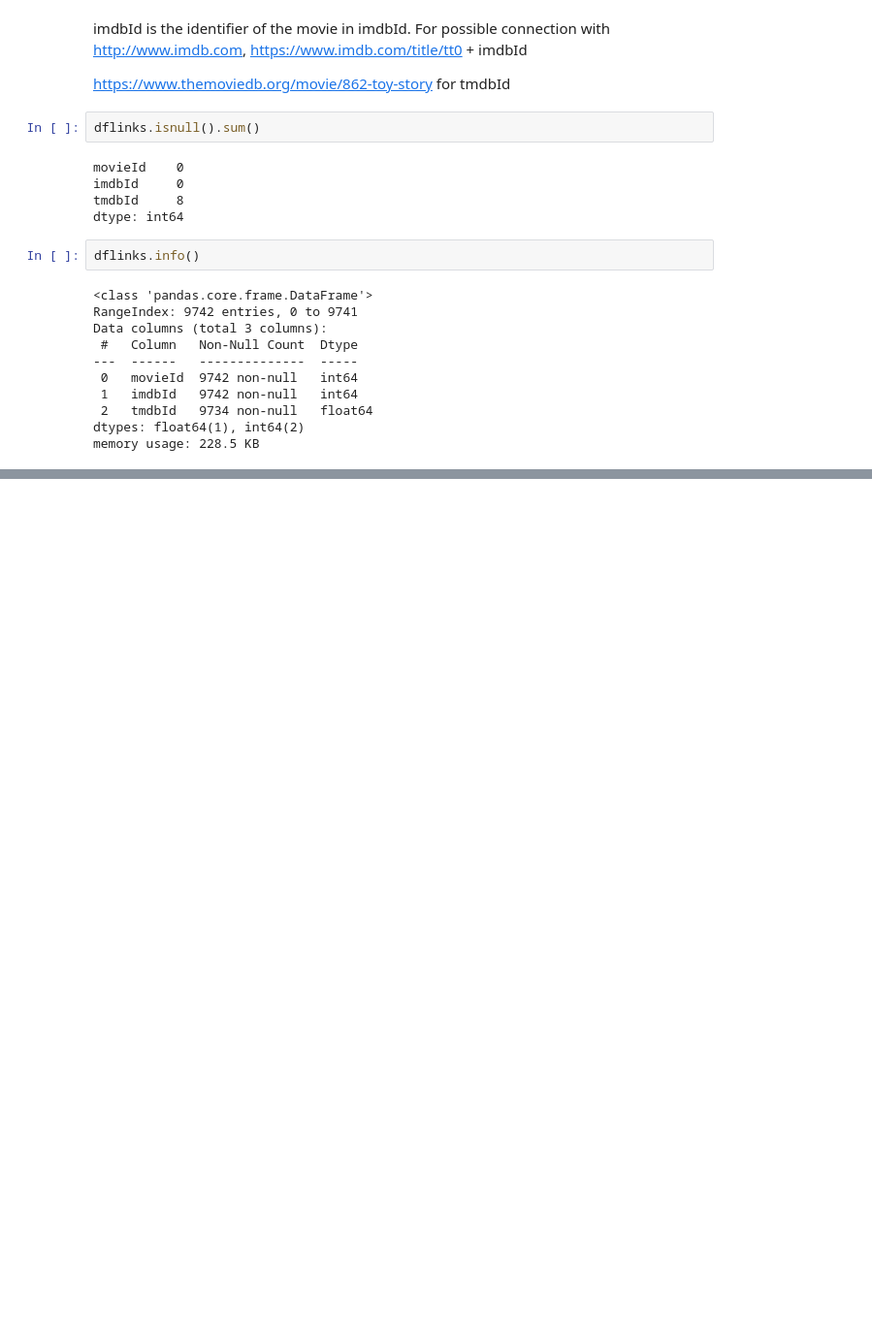
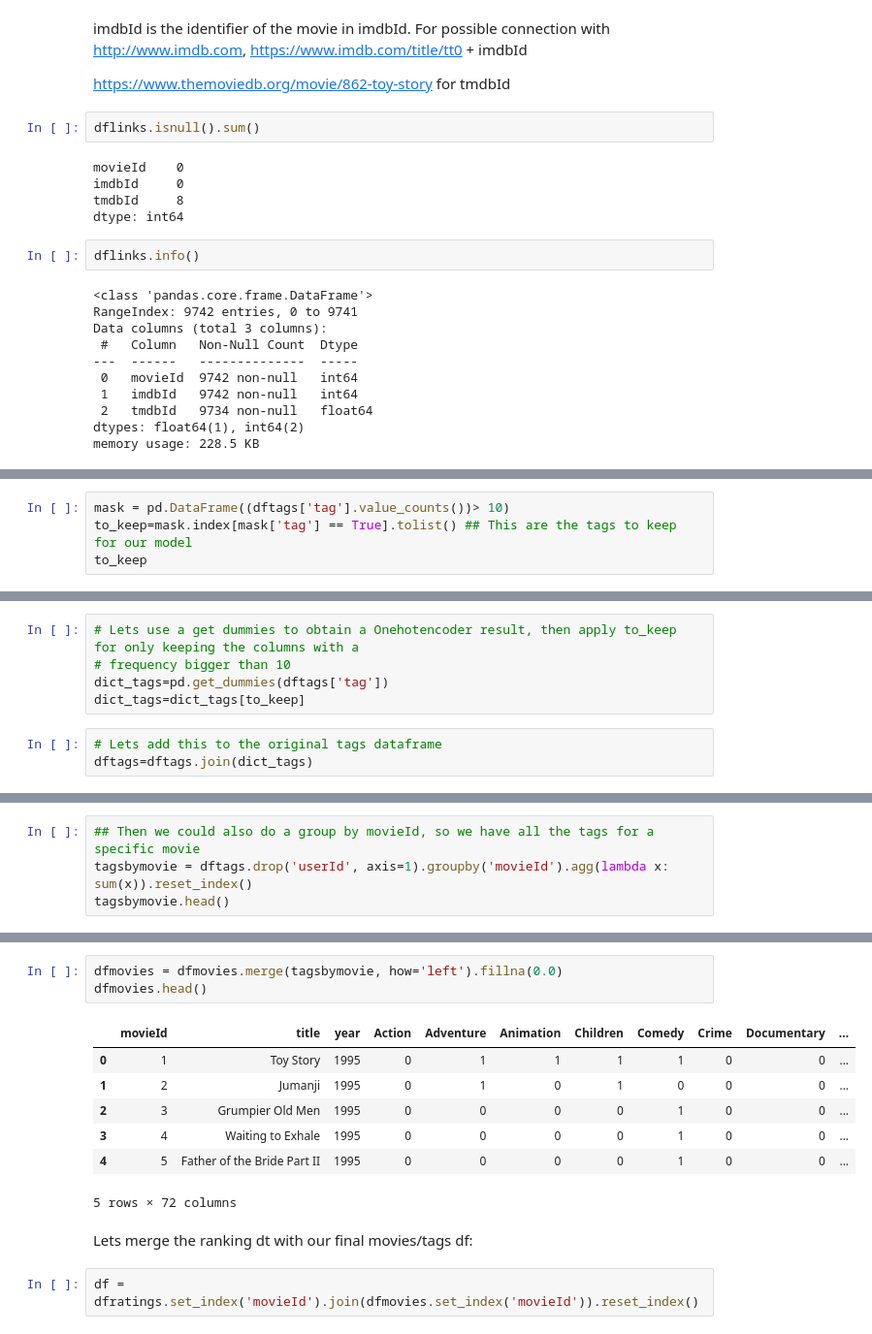
Before and after one commit to NavasFrancisco/MoviesRecommender, a Jupyter notebook: MoviesRecommender.ipynb, the cells around one changed output, grey strips where cells are left out. Shown at 97% size. Saved outputs shown, nothing was run; the diff lists cells and outputs as text; blank space fills up the shorter version.

```diff
--- a/MoviesRecommender.ipynb
+++ b/MoviesRecommender.ipynb
@@ -189,0 +263,4 @@ memory usage: 228.5 KB
+# %%
+mask = pd.DataFrame((dftags['tag'].value_counts())> 10)
+to_keep=mask.index[mask['tag'] == True].tolist() ## This are the tags to keep for our model
+to_keep
@@ -189,0 +285,8 @@ memory usage: 228.5 KB
+# %%
+# Lets use a get dummies to obtain a Onehotencoder result, then apply to_keep for only keeping the columns with a
+# frequency bigger than 10
+dict_tags=pd.get_dummies(dftags['tag'])
+dict_tags=dict_tags[to_keep]
+# %%
+# Lets add this to the original tags dataframe
+dftags=dftags.join(dict_tags)
@@ -189,0 +303,4 @@ memory usage: 228.5 KB
+# %%
+## Then we could also do a group by movieId, so we have all the tags for a specific movie
+tagsbymovie = dftags.drop('userId', axis=1).groupby('movieId').agg(lambda x: sum(x)).reset_index()
+tagsbymovie.head()
@@ -189,0 +315,15 @@ memory usage: 228.5 KB
+# %%
+dfmovies = dfmovies.merge(tagsbymovie, how='left').fillna(0.0)
+dfmovies.head()
+# %% [output]
+|  | movieId | title | year | Action | Adventure | Animation | Children | Comedy | Crime | Documentary | ... |
+| 0 | 1 | Toy Story | 1995 | 0 | 1 | 1 | 1 | 1 | 0 | 0 | ... |
+| 1 | 2 | Jumanji | 1995 | 0 | 1 | 0 | 1 | 0 | 0 | 0 | ... |
+| 2 | 3 | Grumpier Old Men | 1995 | 0 | 0 | 0 | 0 | 1 | 0 | 0 | ... |
+| 3 | 4 | Waiting to Exhale | 1995 | 0 | 0 | 0 | 0 | 1 | 0 | 0 | ... |
+| 4 | 5 | Father of the Bride Part II | 1995 | 0 | 0 | 0 | 0 | 1 | 0 | 0 | ... |
+5 rows × 72 columns
+# %% [markdown]
+Lets merge the ranking dt with our final movies/tags df:
+# %%
+df = dfratings.set_index('movieId').join(dfmovies.set_index('movieId')).reset_index()
```
Also changed, not shown: parts of 15 cells of this notebook.
